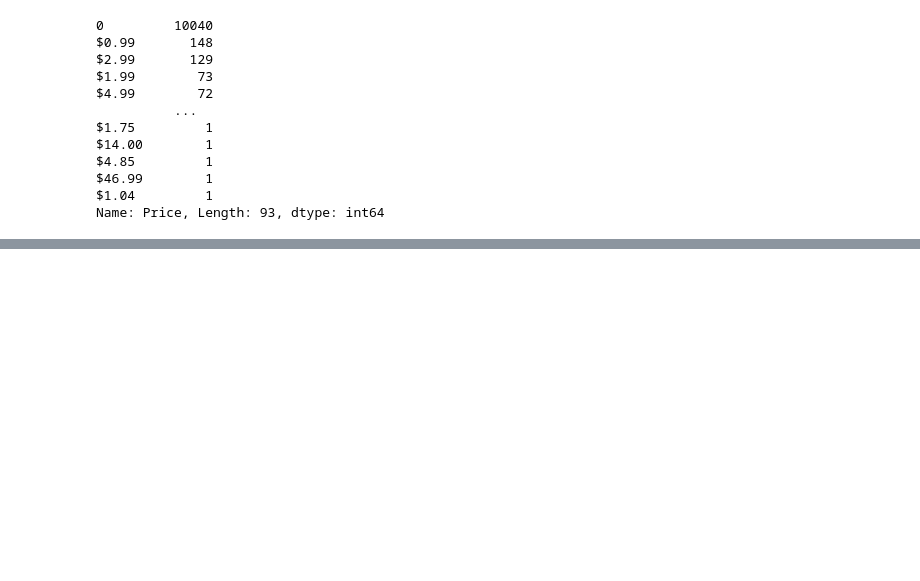
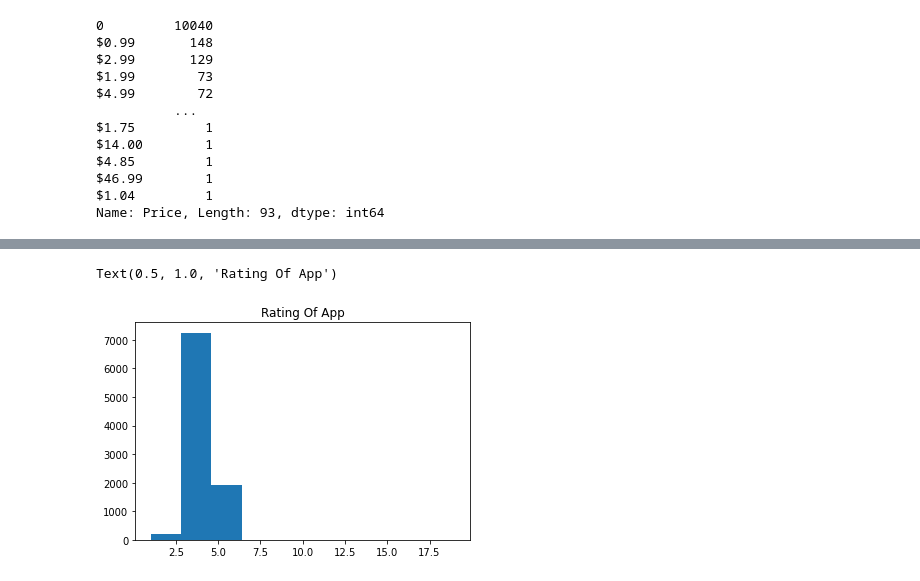
Before and after one commit to pratikjori20/Play-Store-App-Review-Analysis, a Jupyter notebook: Play_Store_App_Review_Analysis.ipynb, the cells around one changed output, grey strips where cells are left out. Cells and saved outputs as stored; diff of their text form; code cells hidden in the pictures; blank space fills up the shorter version.

```diff
--- a/Play_Store_App_Review_Analysis.ipynb
+++ b/Play_Store_App_Review_Analysis.ipynb
@@ -162,0 +194,2 @@ df['Price'] = pd.to_numeric(df['Price'])
+# %%
+df['Size'] = pd.to_numeric(df['Size'])
@@ -162,0 +288,7 @@ df['Price'] = pd.to_numeric(df['Price'])
+# %%
+# histogramical representation of 'Ratings of App'
+plt.hist(x= df['Rating'])
+plt.title('Rating Of App')
+# %% [output]
+Text(0.5, 1.0, 'Rating Of App')
+[figure, added]
```
Also changed, not shown: parts of 20 cells of this notebook.
